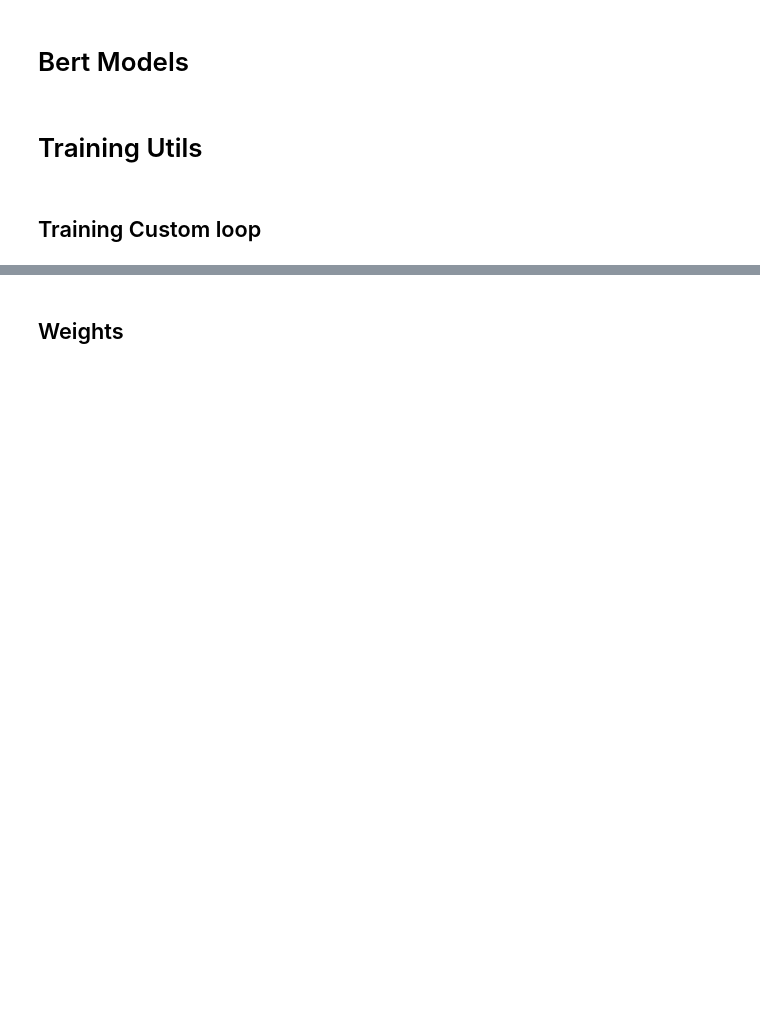
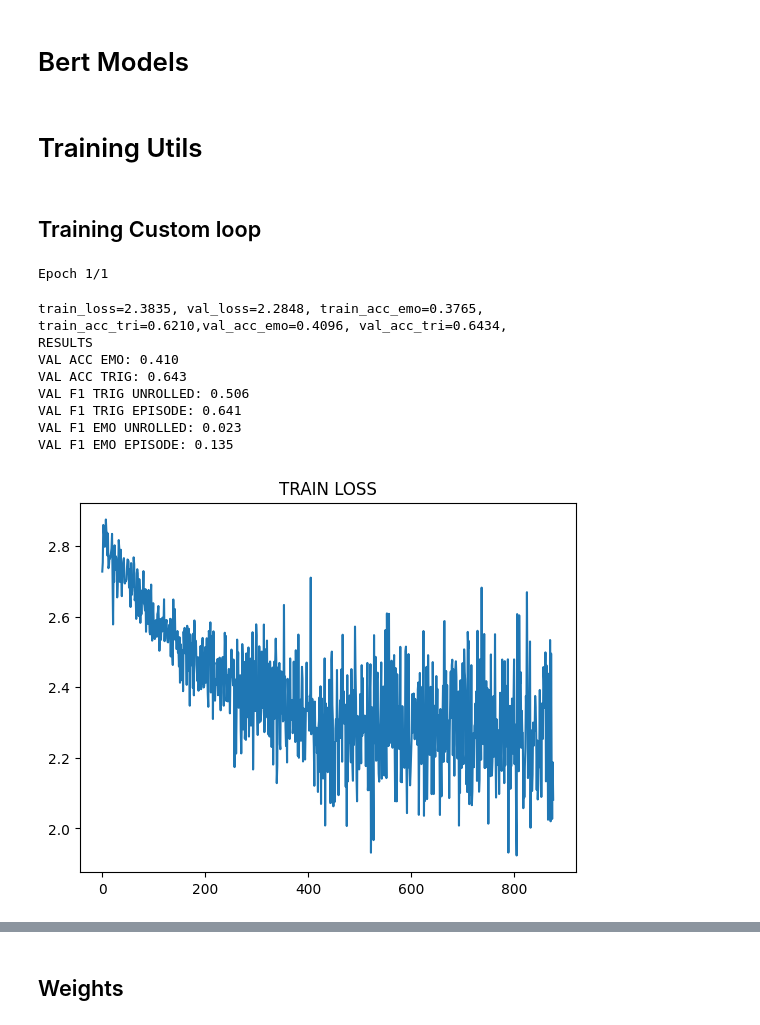
Before and after one commit to LeonardoM999/NLP-project, a Jupyter notebook: project.ipynb, the cells around one changed output, grey strips where cells are left out. Drawn from its saved outputs; the diff is of its cells as text; code cells hidden in the pictures; blank space fills up the shorter version.

```diff
--- a/project.ipynb
+++ b/project.ipynb
@@ -967,18 +1131,29 @@ validation_dl = torch.utils.data.DataLoader(
 N_EPOCHS = 1 if not (DEBUG_MODE) else 2
 # %%
 # FROZEN
-model_frozen, optimizer = setup(learning_rate=5e-5, frozen=True)
+model_frozen, optimizer = setup(learning_rate=5e-6, frozen=True)
 
 history_frozen = train_eval(
     train_dl,
     validation_dl,
     model=model_frozen,
     optimizer=optimizer,
     n_epochs=N_EPOCHS,
     save_name=f"test_model",
 )
 
 show_results(history_frozen)
+# %% [output]
+Epoch 1/1
+train_loss=2.3835, val_loss=2.2848, train_acc_emo=0.3765, train_acc_tri=0.6210,val_acc_emo=0.4096, val_acc_tri=0.6434,
+RESULTS
+VAL ACC EMO: 0.410
+VAL ACC TRIG: 0.643
+VAL F1 TRIG UNROLLED: 0.506
+VAL F1 TRIG EPISODE: 0.641
+VAL F1 EMO UNROLLED: 0.023
+VAL F1 EMO EPISODE: 0.135
+[figure, added]
 # %%
 torch.save(model_frozen.state_dict(), Path("models/model_frozen.bin"))
 # %%
```
Also changed, not shown: parts of 21 cells of this notebook.
